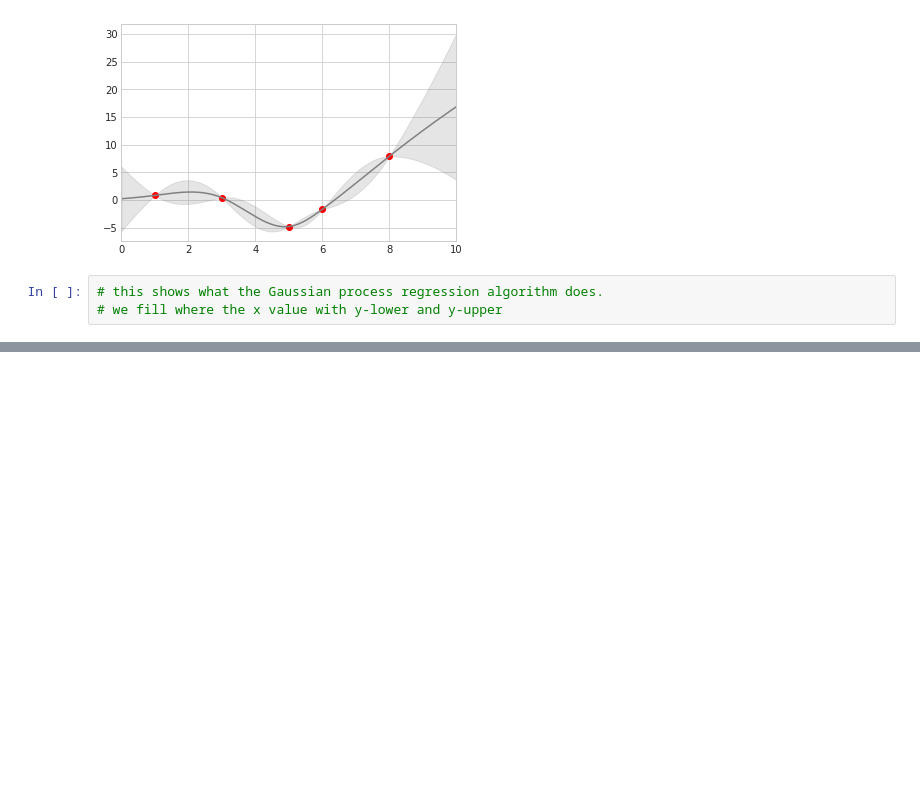
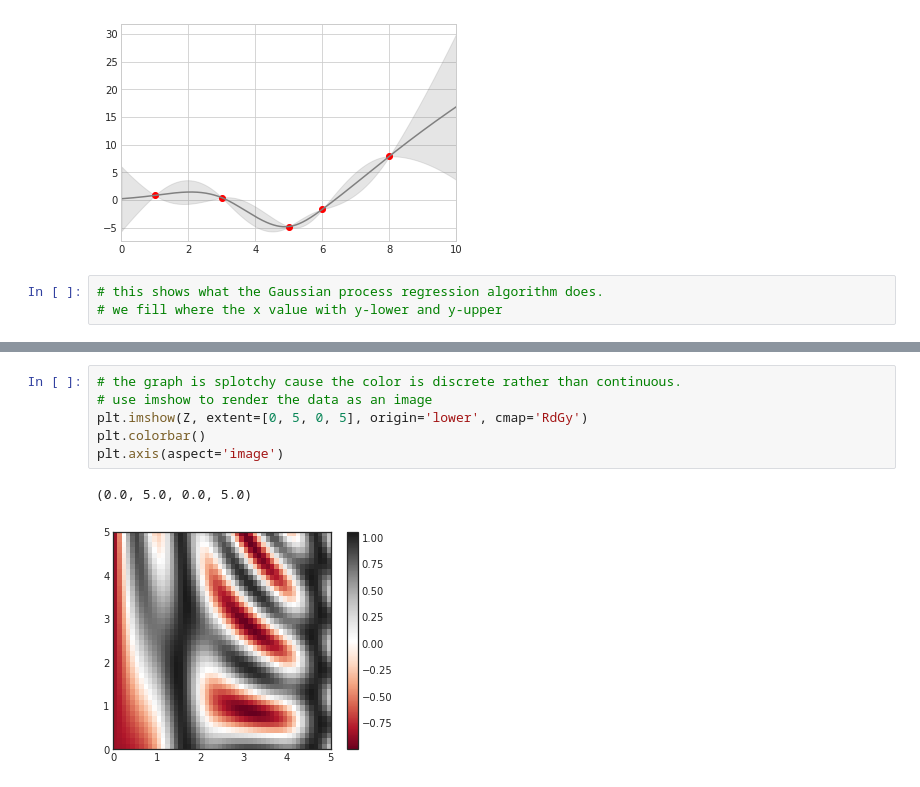
Before and after one commit to PeterChauYEG/learn-python, a Jupyter notebook: Visualization with Matplotlib.ipynb, the cells around one changed output, grey strips where cells are left out. Saved outputs shown, nothing was run; the diff lists cells and outputs as text; blank space fills up the shorter version.

```diff
--- a/Visualization with Matplotlib.ipynb
+++ b/Visualization with Matplotlib.ipynb
@@ -374,0 +428,9 @@ plt.xlim(0, 10)
+# %%
+# the graph is splotchy cause the color is discrete rather than continuous.
+# use imshow to render the data as an image
+plt.imshow(Z, extent=[0, 5, 0, 5], origin='lower', cmap='RdGy')
+plt.colorbar()
+plt.axis(aspect='image')
+# %% [output]
+(0.0, 5.0, 0.0, 5.0)
+[figure, added]
```
Also changed, not shown: parts of 37 cells of this notebook, 1 other file.
